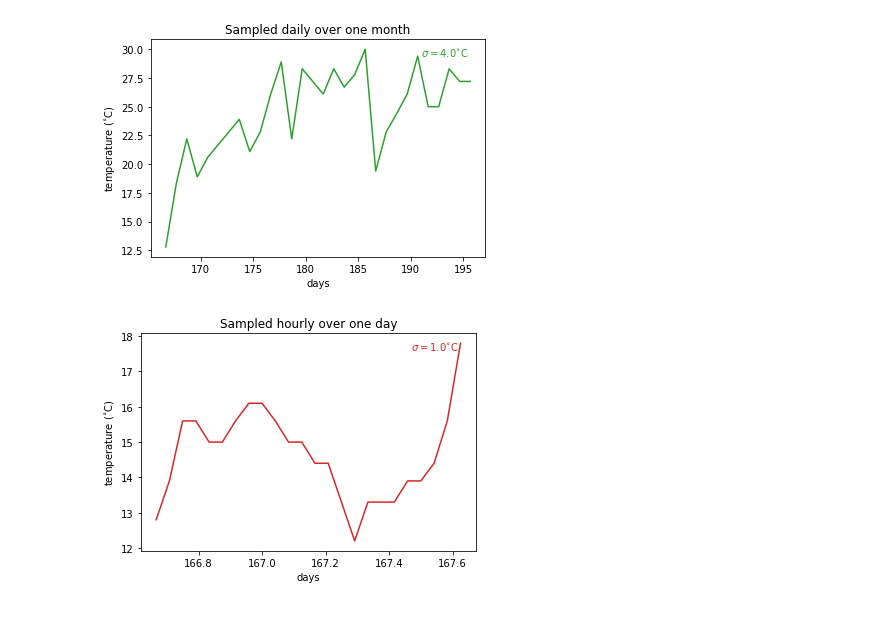
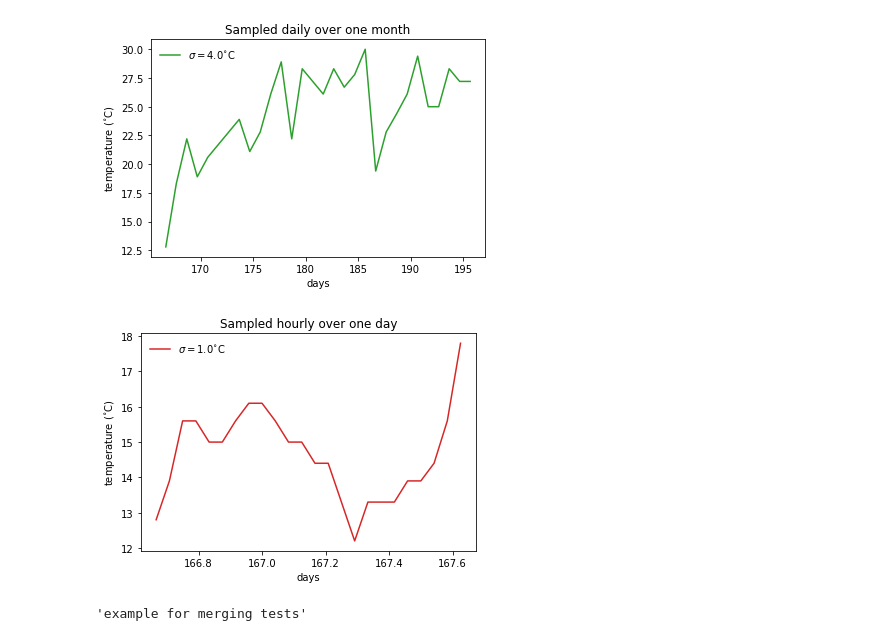
Before and after one commit to emaroon/aos575_fall2020, a Jupyter notebook: inclass_examples/variance_example.ipynb, the cells around one changed output. Drawn from its saved outputs; the diff is of its cells as text; code cells hidden in the pictures.

Commit message:
a couple of inclass examples and app lab 1

```diff
--- a/inclass_examples/variance_example.ipynb
+++ b/inclass_examples/variance_example.ipynb
@@ -68,24 +74,26 @@ plt.title('Sampled once-a-month');
 # %%
 ### Plot sampled daily over one month
-plt.plot(xindex[4000:4000+720:24],X[4000:4000+720:24], color = 'C2');
 v = np.std(X[4000:4000+720:24]);
-plt.text(0.95, 0.925,'$\sigma = $' + str(np.round(v)) + '$^{\circ}$C', ha='right', transform=plt.gca().transAxes, color = 'C2');
+labelstr='$\sigma = $' + str(np.round(v)) + '$^{\circ}$C'
+plt.plot(xindex[4000:4000+720:24],X[4000:4000+720:24], color = 'C2',label=labelstr);
+plt.legend(loc=2,frameon=False)
 ymin, ymax = plt.ylim();
 xmin, xmax = plt.xlim();
 lines = plt.plot((xmin, xmax),(0, 0),(0, 0),(ymin, ymax));
 plt.setp(lines,color='black', linewidth=1);
 plt.ylim((ymin, ymax));
 plt.xlim((xmin, xmax));
 plt.ylabel('temperature ($^{\circ}$C)');
 plt.xlabel('days');
 plt.title('Sampled daily over one month');
 # %% [output]
-[figure, old version]
+[figure, new version]
 # %%
 ### Sampled hourly over one day
-plt.plot(xindex[4000:4000+24:1],X[4000:4000+24:1], color = 'C3');
 v = np.std(X[4000:4000+24:1]);
-plt.text(0.95, 0.925,'$\sigma = $' + str(np.round(v)) + '$^{\circ}$C', ha='right', transform=plt.gca().transAxes, color = 'C3');
+labelstr='$\sigma = $' + str(np.round(v)) + '$^{\circ}$C'
+plt.plot(xindex[4000:4000+24:1],X[4000:4000+24:1], color = 'C3',label=labelstr);
+plt.legend(loc=2,frameon=False)
 ymin, ymax = plt.ylim();
 xmin, xmax = plt.xlim();
 lines = plt.plot((xmin, xmax),(0, 0),(0, 0),(ymin, ymax));
@@ -96,4 +104,8 @@ plt.ylabel('temperature ($^{\circ}$C)');
 plt.xlabel('days');
 plt.title('Sampled hourly over one day');
 # %% [output]
-[figure, old version]
+[figure, new version]
+# %%
+'example for merging tests'
+# %% [output]
+'example for merging tests'
```
Also changed, not shown: parts of 6 cells of this notebook, 15 other files.
